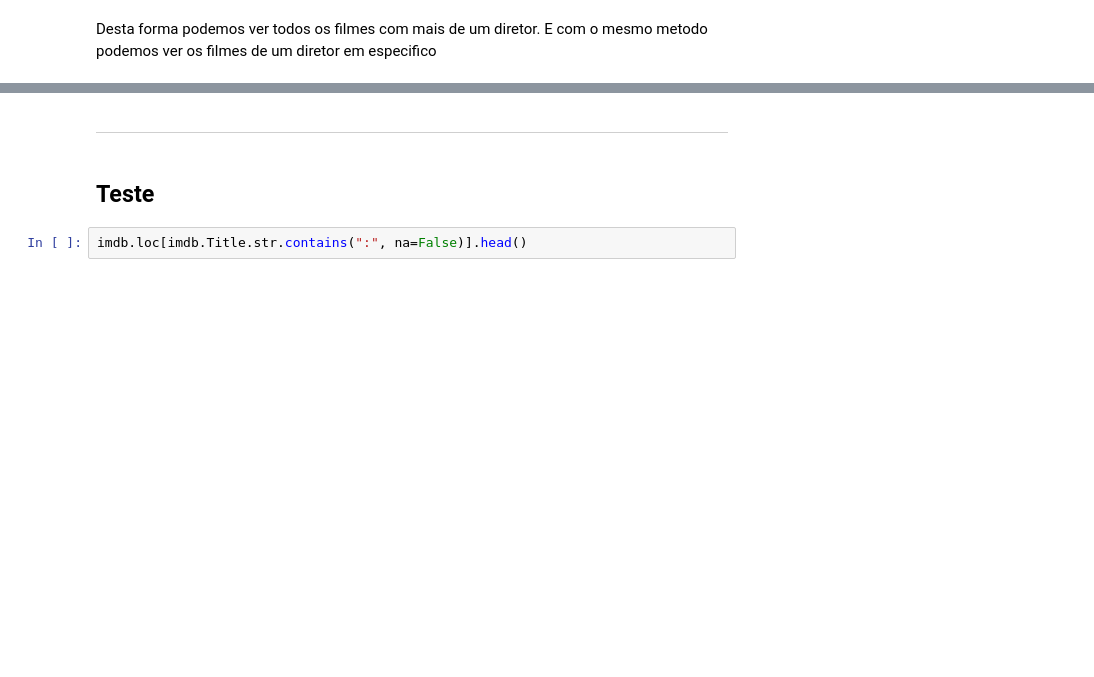
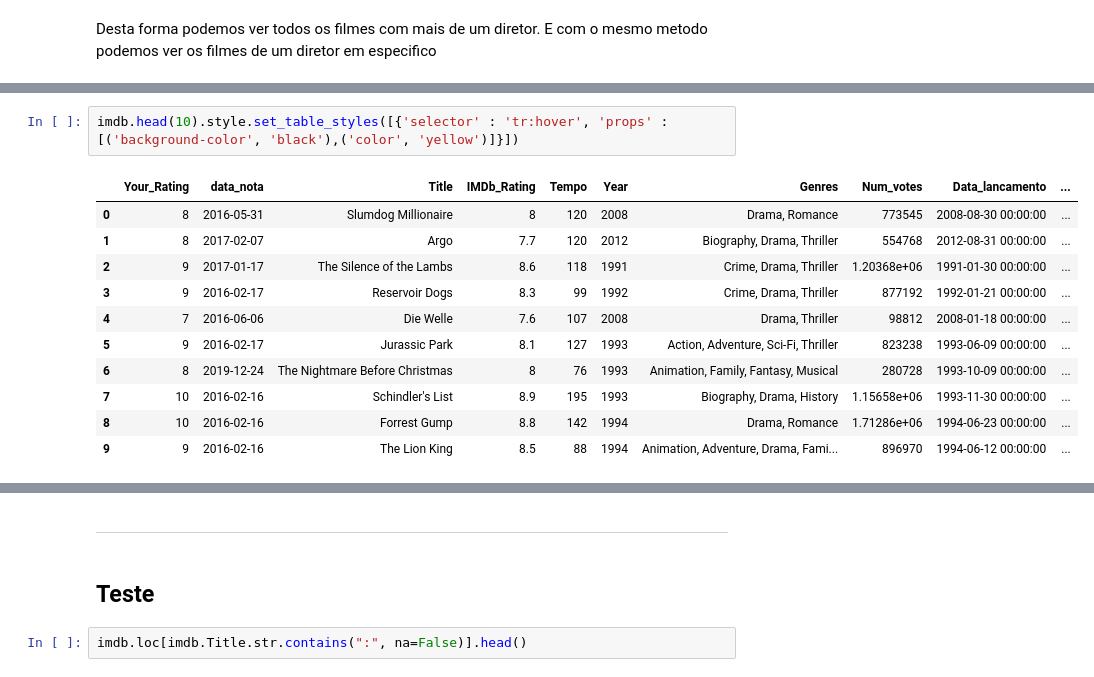
Before and after one commit to mateusmata/Jupyter_Notebook_Estudo, a Jupyter notebook: Arquivos ipynb/IMDB_ratings_Pessoal.ipynb, the cells around one changed output, grey strips where cells are left out. Cells and saved outputs as stored; diff of their text form; blank space fills up the shorter version.

```diff
--- a/Arquivos ipynb/IMDB_ratings_Pessoal.ipynb
+++ b/Arquivos ipynb/IMDB_ratings_Pessoal.ipynb
@@ -401,0 +456,14 @@ imdb.loc[imdb.Directors.str.contains("Boyle", na=False)].head()
+# %%
+imdb.head(10).style.set_table_styles([{'selector' : 'tr:hover', 'props' : [('background-color', 'black'),('color', 'yellow')]}])
+# %% [output]
+|  | Your_Rating | data_nota | Title | IMDb_Rating | Tempo | Year | Genres | Num_votes | Data_lancamento | ... |
+| 0 | 8 | 2016-05-31 | Slumdog Millionaire | 8 | 120 | 2008 | Drama, Romance | 773545 | 2008-08-30 00:00:00 | ... |
+| 1 | 8 | 2017-02-07 | Argo | 7.7 | 120 | 2012 | Biography, Drama, Thriller | 554768 | 2012-08-31 00:00:00 | ... |
+| 2 | 9 | 2017-01-17 | The Silence of the Lambs | 8.6 | 118 | 1991 | Crime, Drama, Thriller | 1.20368e+06 | 1991-01-30 00:00:00 | ... |
+| 3 | 9 | 2016-02-17 | Reservoir Dogs | 8.3 | 99 | 1992 | Crime, Drama, Thriller | 877192 | 1992-01-21 00:00:00 | ... |
+| 4 | 7 | 2016-06-06 | Die Welle | 7.6 | 107 | 2008 | Drama, Thriller | 98812 | 2008-01-18 00:00:00 | ... |
+| 5 | 9 | 2016-02-17 | Jurassic Park | 8.1 | 127 | 1993 | Action, Adventure, Sci-Fi, Thriller | 823238 | 1993-06-09 00:00:00 | ... |
+| 6 | 8 | 2019-12-24 | The Nightmare Before Christmas | 8 | 76 | 1993 | Animation, Family, Fantasy, Musical | 280728 | 1993-10-09 00:00:00 | ... |
+| 7 | 10 | 2016-02-16 | Schindler's List | 8.9 | 195 | 1993 | Biography, Drama, History | 1.15658e+06 | 1993-11-30 00:00:00 | ... |
+| 8 | 10 | 2016-02-16 | Forrest Gump | 8.8 | 142 | 1994 | Drama, Romance | 1.71286e+06 | 1994-06-23 00:00:00 | ... |
+| 9 | 9 | 2016-02-16 | The Lion King | 8.5 | 88 | 1994 | Animation, Adventure, Drama, Fami... | 896970 | 1994-06-12 00:00:00 | ... |
```
Also changed, not shown: parts of 17 cells of this notebook, 3 other files.
